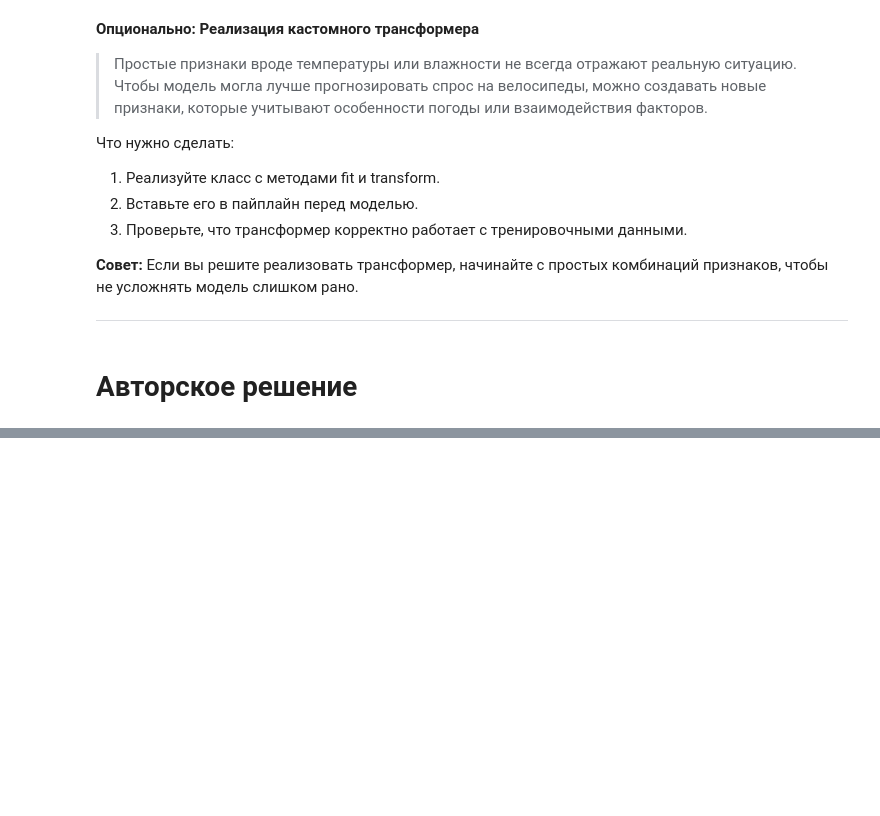
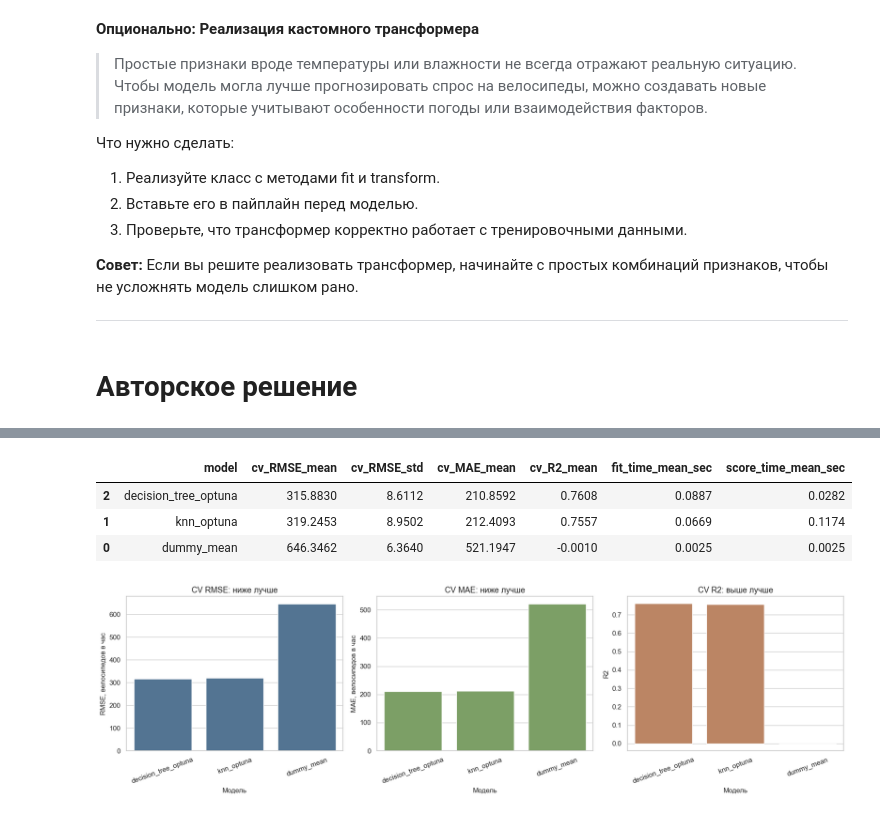
Before and after one commit to neiro/ds_sonv, a Jupyter notebook: ml-env/work.ipynb, the cells around one changed output, grey strips where cells are left out. Cells and saved outputs as stored; diff of their text form; code cells hidden in the pictures; blank space fills up the shorter version.

```diff
--- a/ml-env/work.ipynb
+++ b/ml-env/work.ipynb
@@ -194,0 +979,40 @@
+# %%
+knn_best_pipeline = make_model_pipeline(KNeighborsRegressor(**knn_study.best_params), scale_numeric=True)
+tree_best_params = dict(tree_study.best_params)
+tree_best_params["random_state"] = RANDOM_STATE
+tree_best_pipeline = make_model_pipeline(DecisionTreeRegressor(**tree_best_params), scale_numeric=False)
+
+cv_results = [dummy_cv_result]
+cv_results.append(cross_validate_pipeline("knn_optuna", knn_best_pipeline, params=knn_study.best_params))
+cv_results.append(cross_validate_pipeline("decision_tree_optuna", tree_best_pipeline, params=tree_best_params))
+
+cv_comparison = pd.DataFrame(cv_results).sort_values("cv_RMSE_mean")
+display(cv_comparison.drop(columns="params"))
+
+fig, axes = plt.subplots(1, 3, figsize=(17, 5))
+plot_df = cv_comparison.copy()
+sns.barplot(data=plot_df, x="model", y="cv_RMSE_mean", ax=axes[0], color="#49759c")
+axes[0].set_title("CV RMSE: ниже лучше")
+axes[0].set_xlabel("Модель")
+axes[0].set_ylabel("RMSE, велосипедов в час")
+axes[0].tick_params(axis="x", rotation=20)
+
+sns.barplot(data=plot_df, x="model", y="cv_MAE_mean", ax=axes[1], color="#7aa95c")
+axes[1].set_title("CV MAE: ниже лучше")
+axes[1].set_xlabel("Модель")
+axes[1].set_ylabel("MAE, велосипедов в час")
+axes[1].tick_params(axis="x", rotation=20)
+
+sns.barplot(data=plot_df, x="model", y="cv_R2_mean", ax=axes[2], color="#c98256")
+axes[2].set_title("CV R2: выше лучше")
+axes[2].set_xlabel("Модель")
+axes[2].set_ylabel("R2")
+axes[2].tick_params(axis="x", rotation=20)
+plt.tight_layout()
+plt.show()
+# %% [output]
+|  | model | cv_RMSE_mean | cv_RMSE_std | cv_MAE_mean | cv_R2_mean | fit_time_mean_sec | score_time_mean_sec |
+| 2 | decision_tree_optuna | 315.8830 | 8.6112 | 210.8592 | 0.7608 | 0.0887 | 0.0282 |
+| 1 | knn_optuna | 319.2453 | 8.9502 | 212.4093 | 0.7557 | 0.0669 | 0.1174 |
+| 0 | dummy_mean | 646.3462 | 6.3640 | 521.1947 | -0.0010 | 0.0025 | 0.0025 |
+[figure, added]
```
Also changed, not shown: parts of 42 cells of this notebook, 5 other files.
